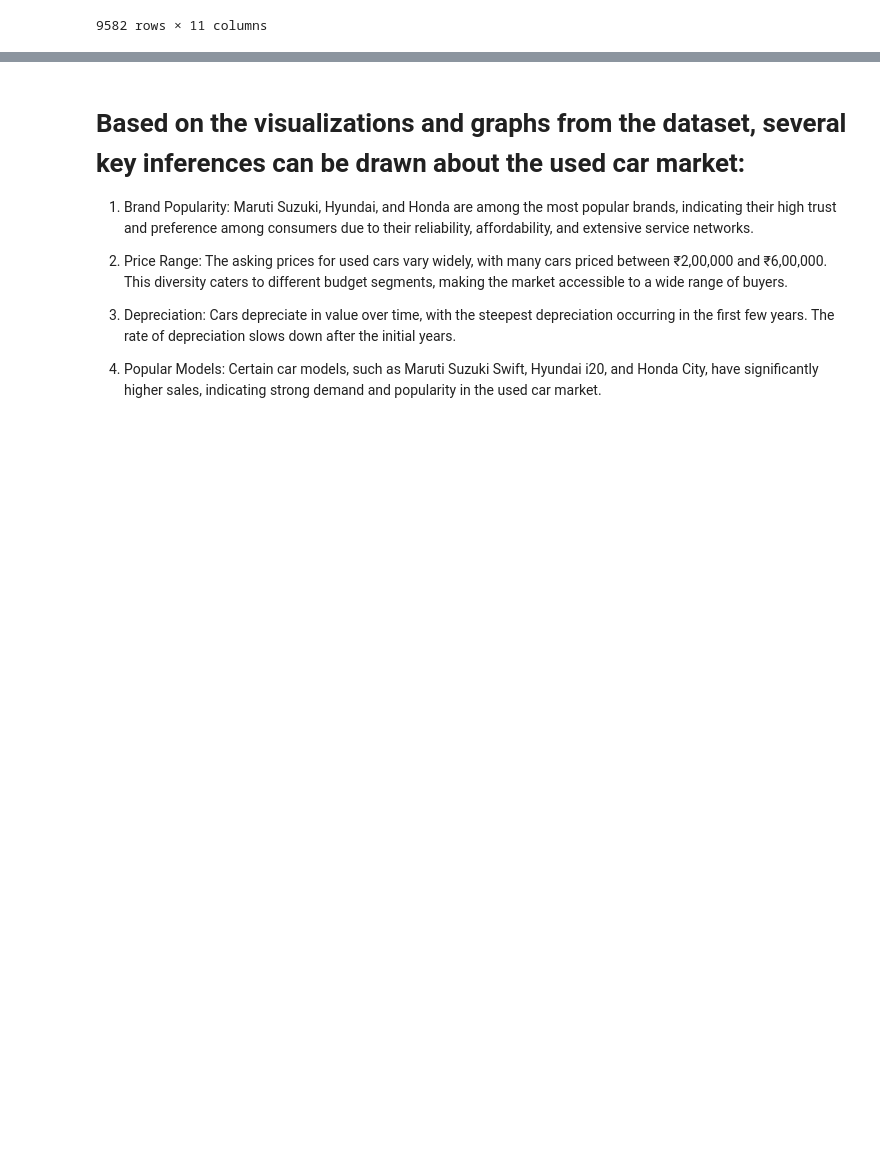
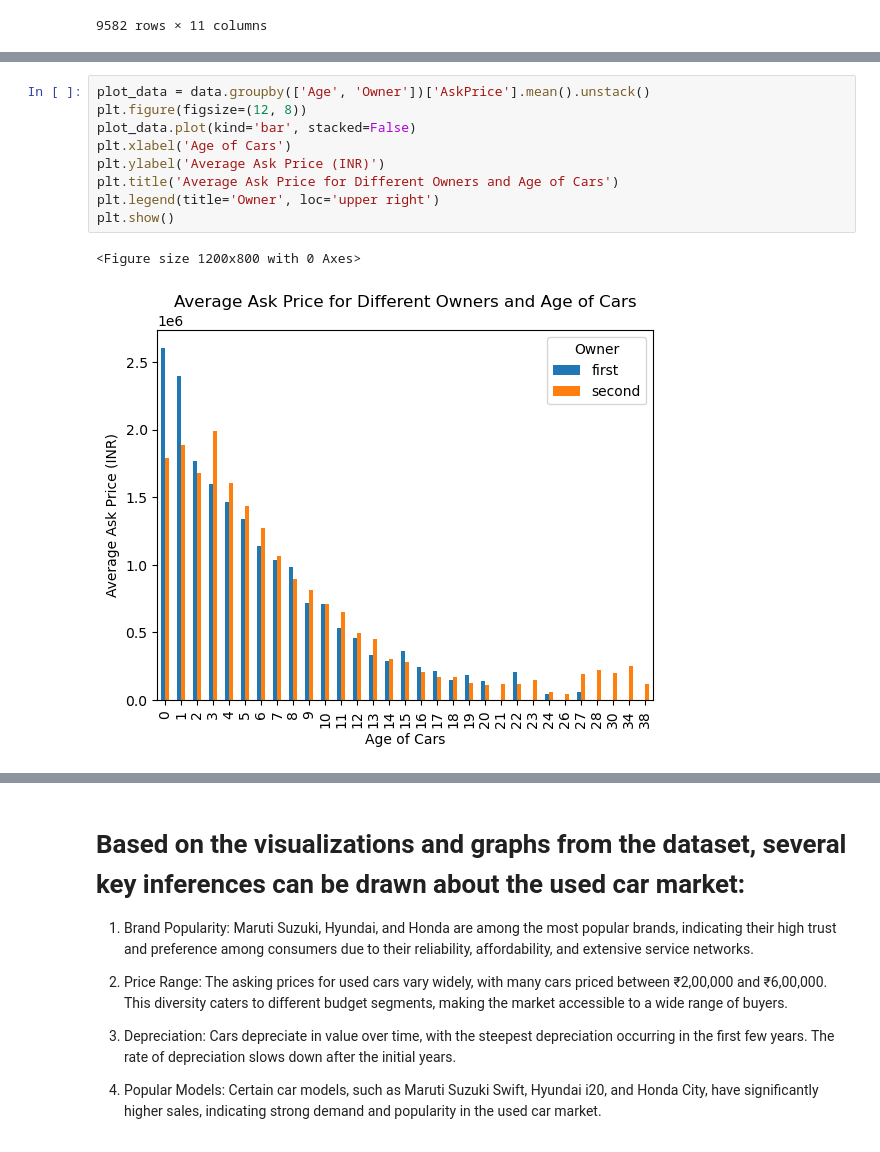
Before and after one commit to Dananjay8055/Data_analytics_project, a Jupyter notebook: Untitled2.ipynb, the cells around one changed output, grey strips where cells are left out. Saved outputs shown, nothing was run; the diff lists cells and outputs as text; blank space fills up the shorter version.

```diff
--- a/Untitled2.ipynb
+++ b/Untitled2.ipynb
@@ -70 +46,13 @@ plt.show()
+# %%
+plot_data = data.groupby(['Age', 'Owner'])['AskPrice'].mean().unstack()
+plt.figure(figsize=(12, 8))
+plot_data.plot(kind='bar', stacked=False)
+plt.xlabel('Age of Cars')
+plt.ylabel('Average Ask Price (INR)')
+plt.title('Average Ask Price for Different Owners and Age of Cars')
+plt.legend(title='Owner', loc='upper right')
+plt.show()
+# %% [output]
+<Figure size 1200x800 with 0 Axes>
+[figure, added]
 # %%
```
Also changed, not shown: parts of 8 cells of this notebook, 1 other file.
